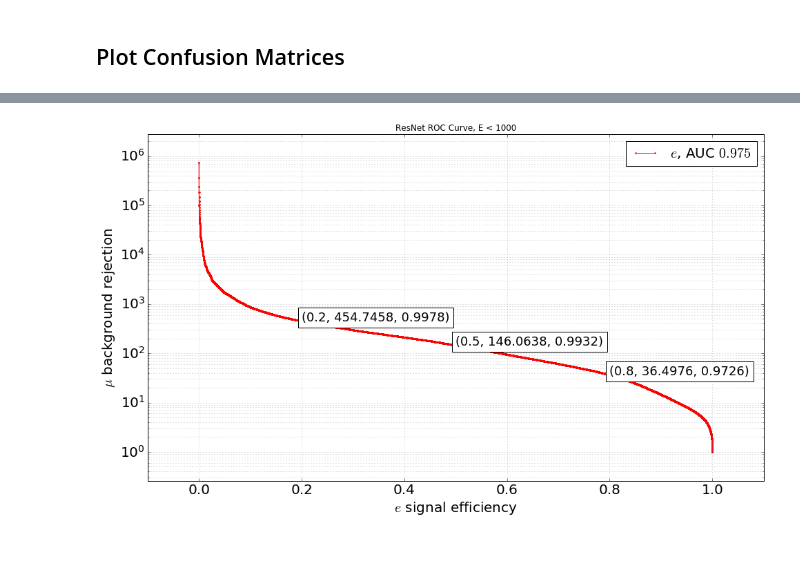
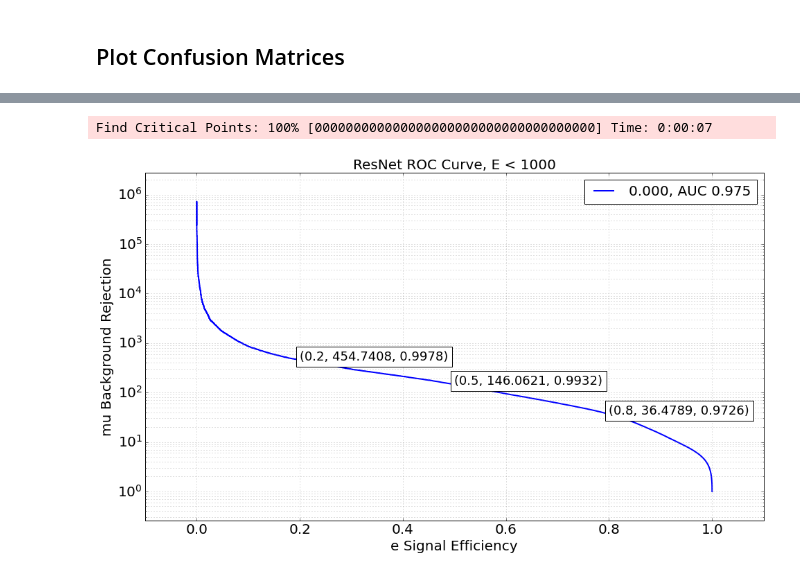
Before and after one commit to WatChMaL/CNN, a Jupyter notebook: ResNet_Analysis/4. Repeating Testing with Previous Best Model Weights.ipynb, the cells around one changed output, grey strips where cells are left out. Saved outputs shown, nothing was run; the diff lists cells and outputs as text; code cells hidden in the pictures; blank space fills up the shorter version.

```diff
--- a/ResNet_Analysis/4. Repeating Testing with Previous Best Model Weights.ipynb
+++ b/ResNet_Analysis/4. Repeating Testing with Previous Best Model Weights.ipynb
@@ -93,14 +93,16 @@ plot_confusion_matrix(filtered_res_labels,filtered_res_predictedlabels,
 # %%
-res_fpr, res_tpr, res_threshold = prep_roc_data(res_softmaxes,res_labels,
-                                                res_energies, softmax_index_dict,
-                                                label_0,label_1
+res_fpr, res_tpr, res_threshold = prep_roc_data(filtered_res_softmaxes,filtered_res_labels,'rejection',
+                                                softmax_index_dict,
+                                                label_0,label_1,energies=np.squeeze(filtered_res_energies),
+                                                threshold=1000
                                                 )
-fprs = []
-tprs = []
-thresholds = []
-fprs.append(low_e_res_fpr)
-tprs.append(low_e_res_tpr)
-thresholds.append(low_e_res_threshold)
-roc_metrics = plot_multiple_ROC(fprs, tprs, thresholds, "e", "mu", 0, 1000,png_name = 'thresholded_roc',title='ResNet ROC Curve, E < 1000')
+fprs = [res_fpr]
+tprs = [res_tpr]
+thresholds = [res_threshold]
+# fprs.append(low_e_res_fpr)
+# tprs.append(low_e_res_tpr)
+# thresholds.append(low_e_res_threshold)
+roc_metrics = plot_multiple_ROC((fprs, tprs, thresholds), 'rejection',["e", "mu"],title='ResNet ROC Curve, E < 1000')
 # %% [output]
+Find Critical Points: 100% [000000000000000000000000000000000000] Time: 0:00:07
-[figure, old version]
+[figure, new version]
```
Also changed, not shown: parts of 2 cells of this notebook, 32 other files.
